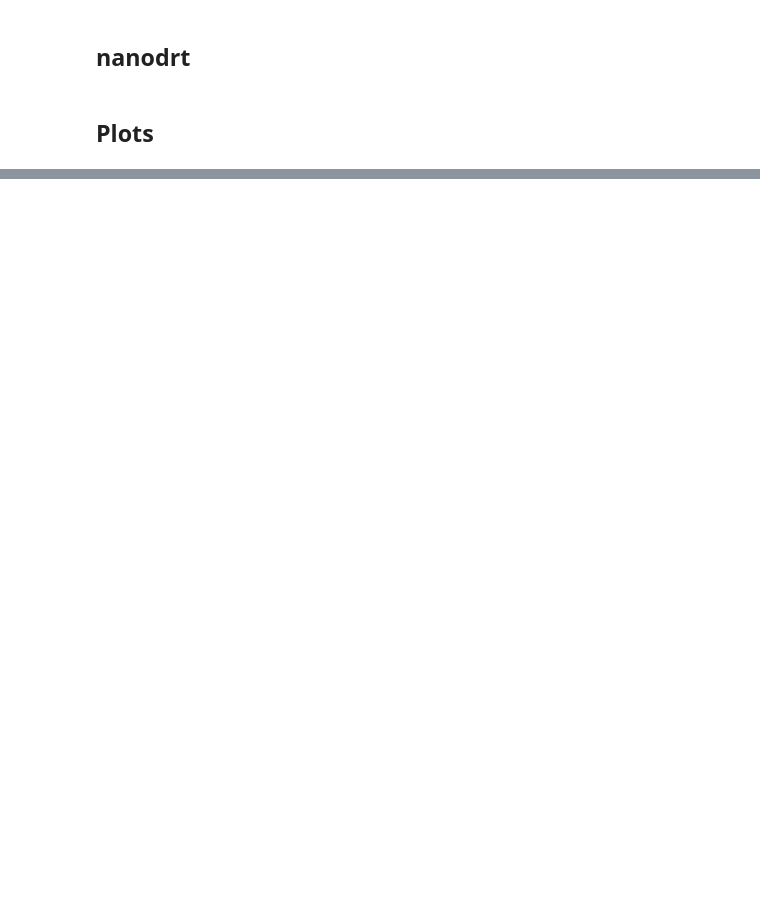
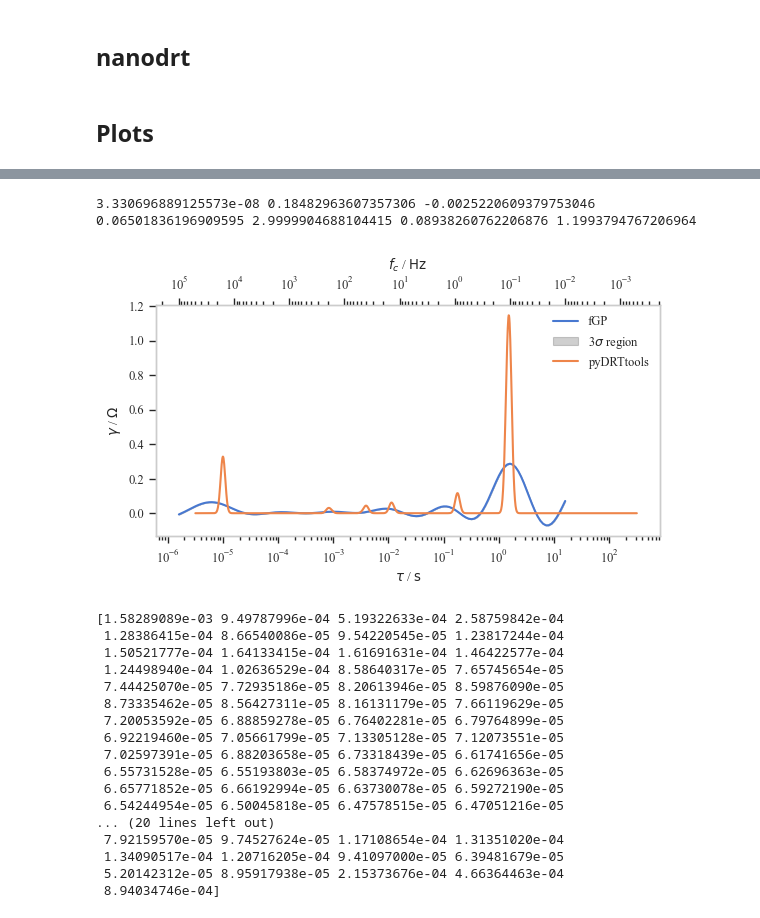
Before and after one commit to ESaundersNano/redoxED, a Jupyter notebook: notebooks/00X_compare_drts.ipynb, the cells around one changed output, grey strips where cells are left out. Saved outputs shown, nothing was run; the diff lists cells and outputs as text; code cells hidden in the pictures; blank space fills up the shorter version.

```diff
--- a/notebooks/00X_compare_drts.ipynb
+++ b/notebooks/00X_compare_drts.ipynb
@@ -303,0 +415,51 @@ display(fig)
+# %%
+DRT_object_fGP = DRTData(tau = tau_vec, gamma = gamma_GP_unc, label = "fGP")
+print(L_0_unc, R_inf_unc, sigma_n, sigma_L, sigma_R, sigma_f, ell)
+# %% [output]
+3.330696889125573e-08 0.18482963607357306 -0.0025220609379753046 0.06501836196909595 2.9999904688104415 0.08938260762206876 1.1993794767206964
+# %%
+data_plot = DRTPlot(figsize=(6.5, 3), dpi=100)
+data_plot.add_plot(DRT_object_fGP, linestyle = "-", marker = "")
+data_plot.ax.fill_between(tau_vec, gamma_GP_unc-3*np.diag(Sigma_GP_unc), gamma_GP_unc+3*np.diag(Sigma_GP_unc), color='0.25', alpha=0.25, label = "3$\sigma$ region")
+### Plot formatting
+## Cropping
+# data_plot.ax.set_ylim([0.01, None])
+## Embellishments
+# data_plot.add_major_ticks(major_tick_spacing = 0.1)
+# data_plot.add_minor_ticks(major_tick_spacing = 5)
+# data_plot.ax.grid(True)
+# data_plot.ax.legend(bbox_to_anchor=(0., 0.9), loc="upper left") # manual legend settings
+
+
+data_plot.add_plot(DRT_object_pyDRTtools, linestyle = "-", marker = "")
+
+data_plot.add_fc_axis()
+
+data_plot.ax.legend()
+
+display(data_plot.fig)
+
+# plt.semilogx(tau_vec, gamma_GP_unc, linewidth=2, color='black', label='fGP-DRT-unc')
+# plt.fill_between(tau_vec, gamma_GP_unc-3*np.diag(Sigma_GP_unc), gamma_GP_unc+3*np.diag(Sigma_GP_unc),
+#                  color='0.25', alpha=0.25)
+
+print((3*np.diag(Sigma_GP_unc)))
+# %% [output]
+[figure, added]
+[1.58289089e-03 9.49787996e-04 5.19322633e-04 2.58759842e-04
+ 1.28386415e-04 8.66540086e-05 9.54220545e-05 1.23817244e-04
+ 1.50521777e-04 1.64133415e-04 1.61691631e-04 1.46422577e-04
+ 1.24498940e-04 1.02636529e-04 8.58640317e-05 7.65745654e-05
+ 7.44425070e-05 7.72935186e-05 8.20613946e-05 8.59876090e-05
+ 8.73335462e-05 8.56427311e-05 8.16131179e-05 7.66119629e-05
+ 7.20053592e-05 6.88859278e-05 6.76402281e-05 6.79764899e-05
+ 6.92219460e-05 7.05661799e-05 7.13305128e-05 7.12073551e-05
+ 7.02597391e-05 6.88203658e-05 6.73318439e-05 6.61741656e-05
+ 6.55731528e-05 6.55193803e-05 6.58374972e-05 6.62696363e-05
+ 6.65771852e-05 6.66192994e-05 6.63730078e-05 6.59272190e-05
+ 6.54244954e-05 6.50045818e-05 6.47578515e-05 6.47051216e-05
+... (20 lines left out)
+ 7.92159570e-05 9.74527624e-05 1.17108654e-04 1.31351020e-04
+ 1.34090517e-04 1.20716205e-04 9.41097000e-05 6.39481679e-05
+ 5.20142312e-05 8.95917938e-05 2.15373676e-04 4.66364463e-04
+ 8.94034746e-04]
```
Also changed, not shown: parts of 13 cells of this notebook, 12 other files.
